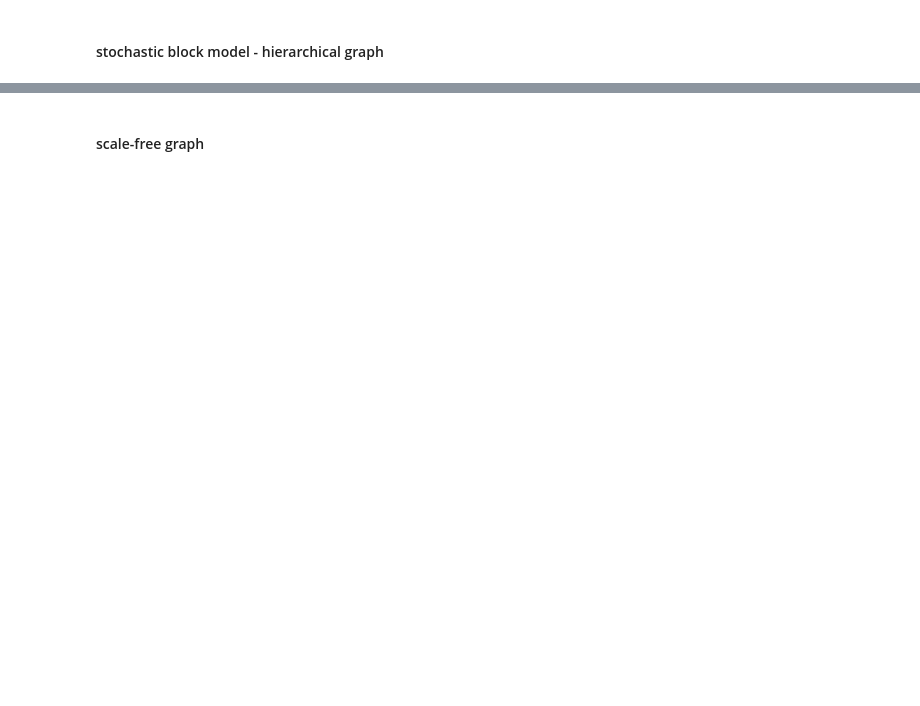
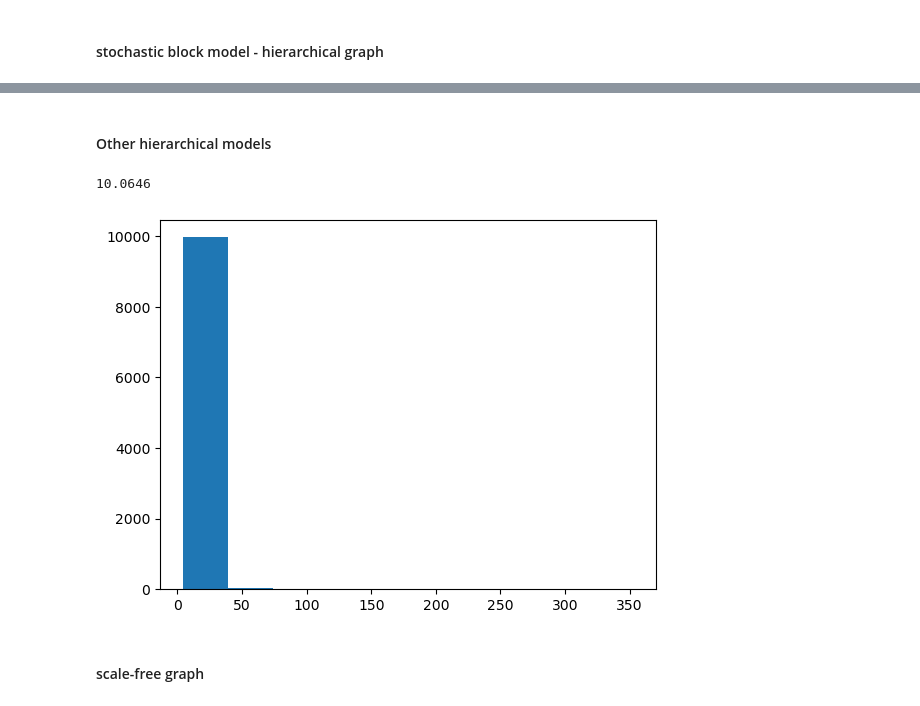
Before and after one commit to aaleta/C72h-whiteworms, a Jupyter notebook: generate_networks_for_simulations.ipynb, the cells around one changed output, grey strips where cells are left out. Saved outputs shown, nothing was run; the diff lists cells and outputs as text; code cells hidden in the pictures; blank space fills up the shorter version.

```diff
--- a/generate_networks_for_simulations.ipynb
+++ b/generate_networks_for_simulations.ipynb
@@ -73,3 +81,24 @@ nedges = len(SBM.edges)
 av_degree = 2*nedges/nnodes
 outfile = open("./%s/SBM_N%d_<k>%d.txt"%(outdir, nnodes, round(av_degree)), 'wb')
 nx.write_edgelist(SBM, outfile)
+# %% [markdown]
+#### Other hierarchical models
+# %%
+ncom = 9
+n = 10000
+tau1 = 4.2
+tau2 = 2.
+mu = 0.2
+average_degree = 10
+random.seed(42)
+LFR = nx.LFR_benchmark_graph(n, tau1, tau2, mu, average_degree)
+LFR.remove_edges_from(nx.selfloop_edges(LFR))
+# %%
+# check the mean degree
+degrees = [j for (i,j) in LFR.degree]
+print (np.mean(degrees))
+plt.hist(degrees)
+plt.show()
+# %% [output]
+10.0646
+[figure, added]
```
Also changed, not shown: parts of 6 cells of this notebook, 1 other file.
